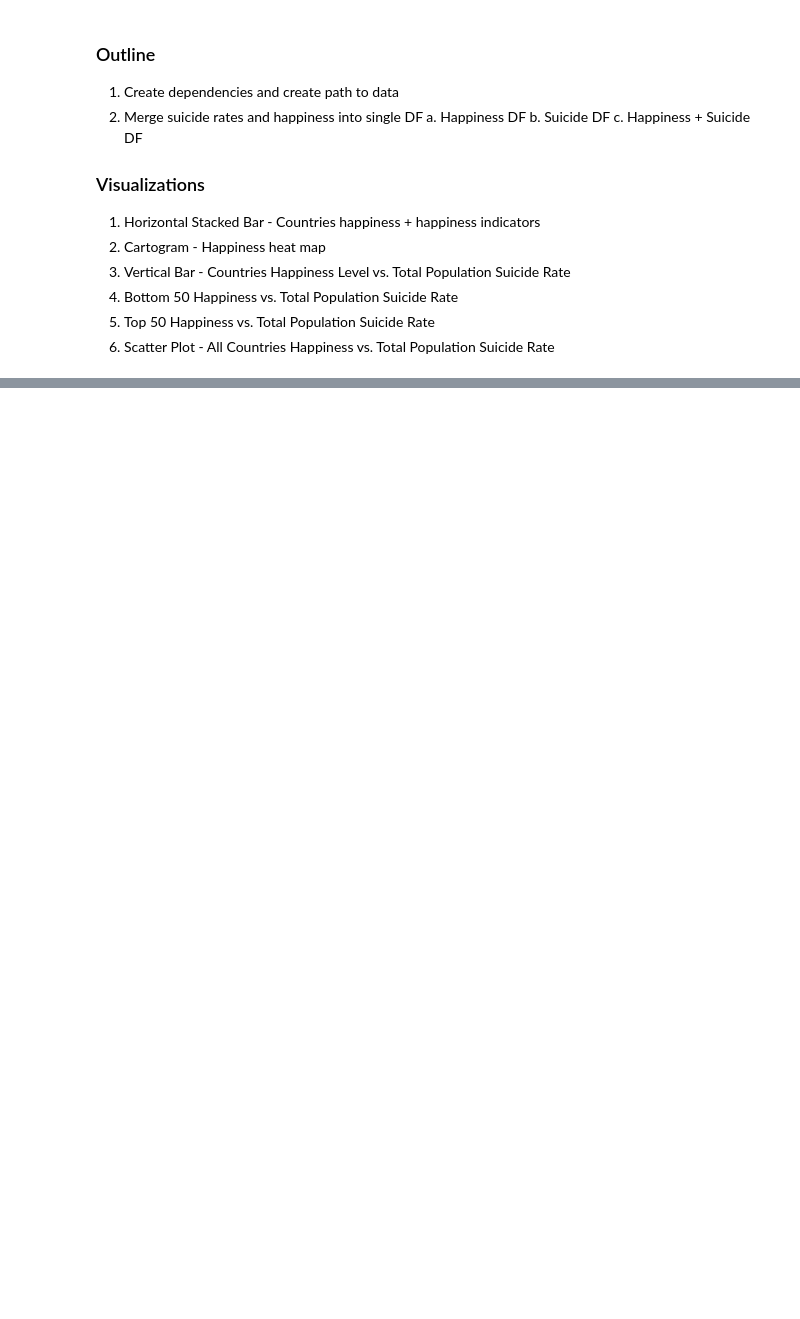
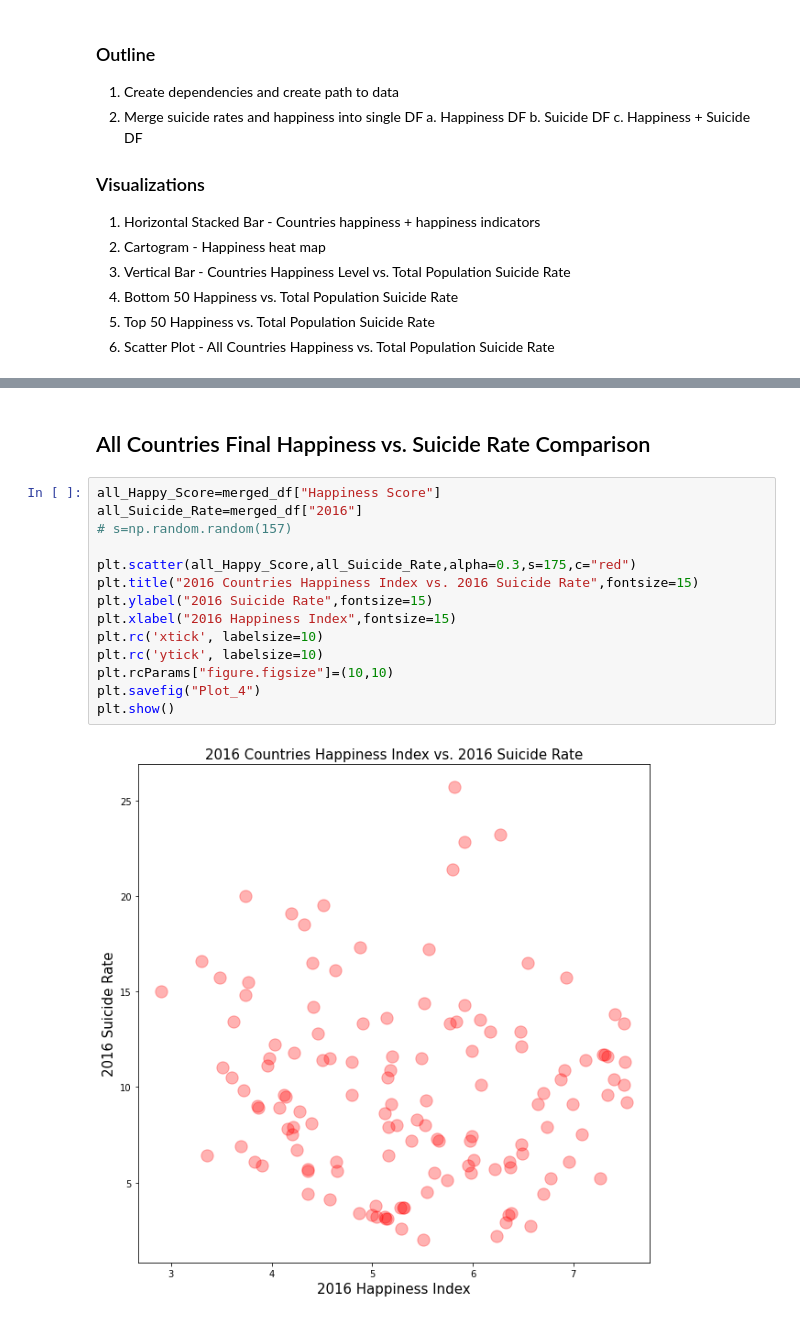
Before and after one commit to TBBSparks/Team-Happiness, a Jupyter notebook: Suicide_Analysis.ipynb, the cells around one changed output, grey strips where cells are left out. Saved outputs shown, nothing was run; the diff lists cells and outputs as text; blank space fills up the shorter version.

```diff
--- a/Suicide_Analysis.ipynb
+++ b/Suicide_Analysis.ipynb
@@ -86,0 +134,18 @@ fig
+# %% [markdown]
+## All Countries Final Happiness vs. Suicide Rate Comparison
+# %%
+all_Happy_Score=merged_df["Happiness Score"]
+all_Suicide_Rate=merged_df["2016"]
+# s=np.random.random(157)
+
+plt.scatter(all_Happy_Score,all_Suicide_Rate,alpha=0.3,s=175,c="red")
+plt.title("2016 Countries Happiness Index vs. 2016 Suicide Rate",fontsize=15)
+plt.ylabel("2016 Suicide Rate",fontsize=15)
+plt.xlabel("2016 Happiness Index",fontsize=15)
+plt.rc('xtick', labelsize=10)
+plt.rc('ytick', labelsize=10)
+plt.rcParams["figure.figsize"]=(10,10)
+plt.savefig("Plot_4")
+plt.show()
+# %% [output]
+[figure, added]
```
Also changed, not shown: parts of 10 cells of this notebook, 4 other files.
